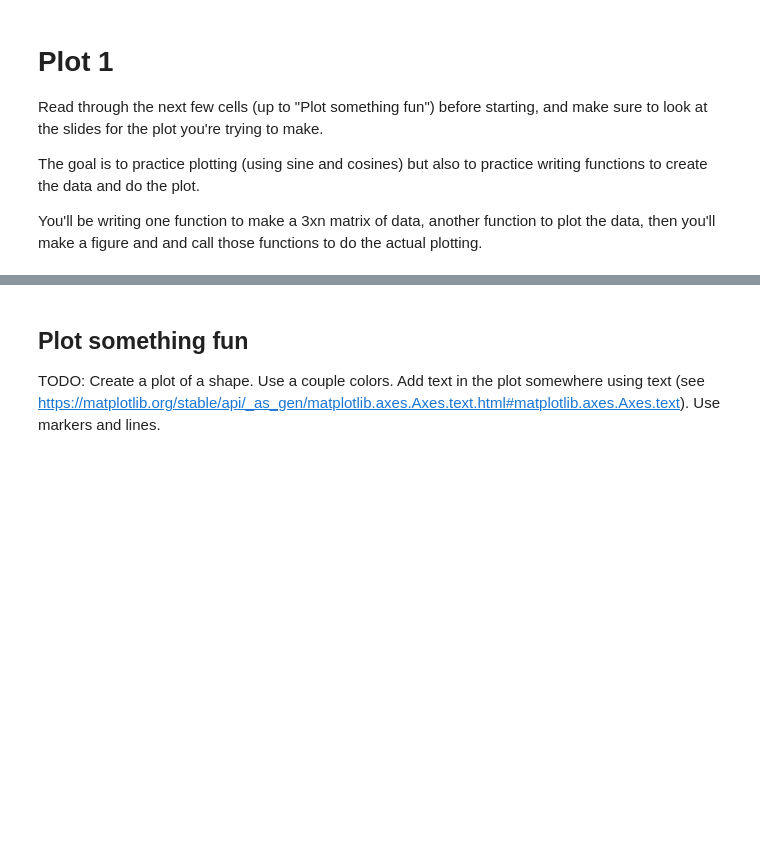
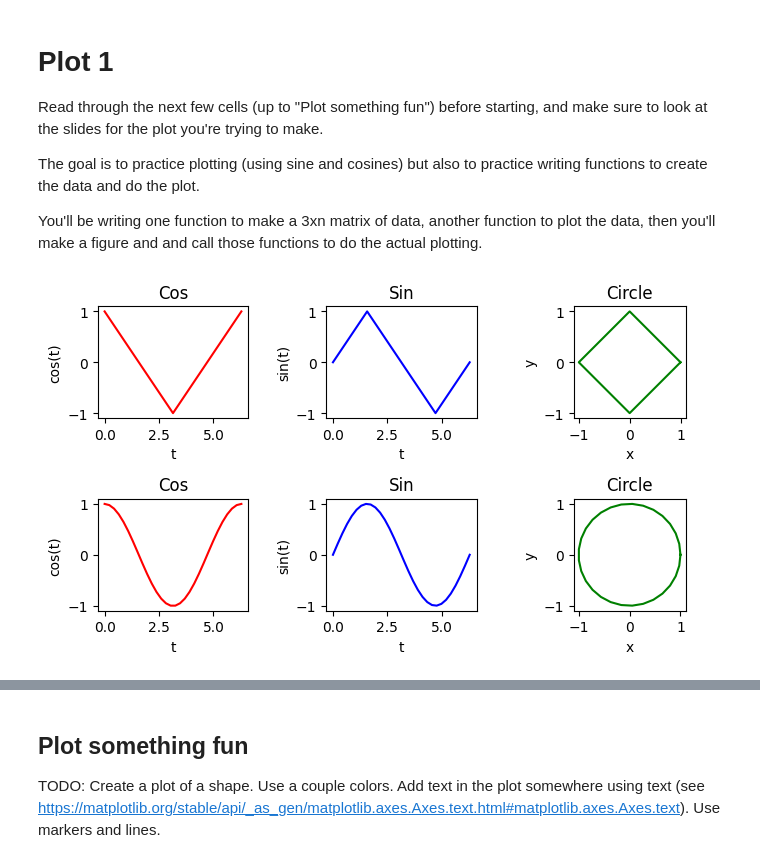
Before and after one commit to Ahmedmoui/IntroPythonProgramming, a Jupyter notebook: Week_3_plotting/lec_act_3_plotting.ipynb, the cells around one changed output, grey strips where cells are left out. Cells and saved outputs as stored; diff of their text form; code cells hidden in the pictures; blank space fills up the shorter version.

```diff
--- a/Week_3_plotting/lec_act_3_plotting.ipynb
+++ b/Week_3_plotting/lec_act_3_plotting.ipynb
@@ -41,6 +41,15 @@ You'll be writing one function to make a 3xn matrix of data, another function to
 #   1b) Do it first NOT in a function
 #   2a) Make a 3xn_samples array using np.zeros
 #   2b) Fill in each row in turn
+
+def CircleData(n_samples, t_range = (0,2*np.pi)):
+    array = np.zeros((3,n_samples))
+    t_values = np.linspace(t_range[0], t_range[1], num= n_samples)
+
+    array[0,:] = t_values
+    array[1,:] = np.cos(t_values)
+    array[2,:] = np.sin(t_values)
+    return array
 # %%
 # TODO Test your function by calling
 #  This is just a test - my_sortofa_circle_data should
@@ -65,26 +74,53 @@ def plot_one_row(axs, data):
     @param axs the axes for the row (created by plt.subplots and passed in)
     @param data - the data you created in the make_circle_data method
     @returns: nothing"""
+    axs[0].plot(data[0],data[1], '-r', label="Cos")
+    axs[0].set_title('Cos')
+    axs[0].set_xlabel('t')
+    axs[0].set_ylabel('cos(t)')
 
-    ...
+    axs[1].plot(data[0],data[2], '-b',  label="Sin")
+    axs[1].set_title('Sin')
+    axs[1].set_xlabel('t')
+    axs[1].set_ylabel('sin(t)')
+
+    axs[2].plot(data[1],data[2], '-g', label="Circle")
+    axs[2].set_title('Circle')
+    axs[2].set_ylabel('y')
+    axs[2].set_xlabel('x')
+
+    axs[2].set_aspect('equal')
+    return
 # %%
 # TODO 1) Create two sets of data, one with a small number of samples (< 10) and the other with more samples (> 20)
 #   Do this by calling your function for making the data
 
+# low_res_data = CircleData(5)
+# high_res_data = CircleData(30)
 
 # TODO Call your function to create data here; use the names given
-my_lowdim_data = ...
-my_highdim_data = ...
+my_lowdim_data = CircleData(5)
+my_highdim_data = CircleData(30)
 # %%
 # TODO: Doing the plot.
 #   1) Use plt.subplots to make a 2 x 3 sized set of plots
 #   2) Call plot_one_row with the axes for the first row (axs1[0, :]) and your low-res data
 #   3) Call plot_one_row with the axes for the second row (axs1[1, :]) and your hi-res data
 #  You must use your plot function for full credit
 
+nrows = 2
+ncols = 3
 
 # Note: axs1 should have size 2x3 (2 rows, 3 columns)
 #   Do NOT rename axs1
-fig, axs1 = ...
+fig, axs1 = plt.subplots(nrows, ncols, figsize=(7, 4))
+
+plot_one_row(axs1[0,:], my_lowdim_data)
+plot_one_row(axs1[1,:], my_highdim_data)
+
+fig.tight_layout()
+plt.show()
+# %% [output]
+[figure, added]
 # %%
 grader.check("plot_circle")
```
Also changed, not shown: parts of 7 cells of this notebook, 2 other files.
